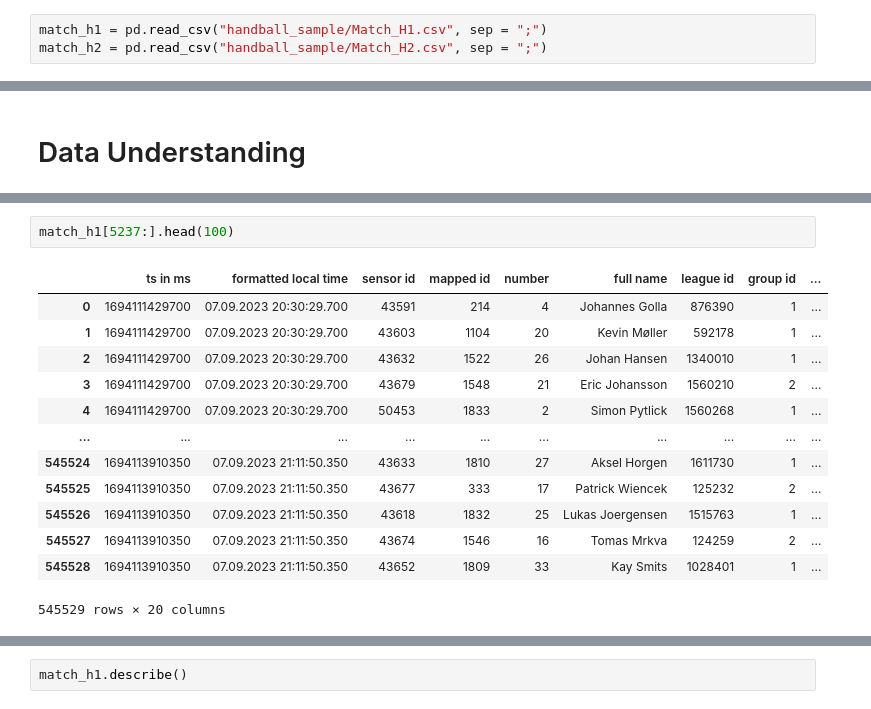
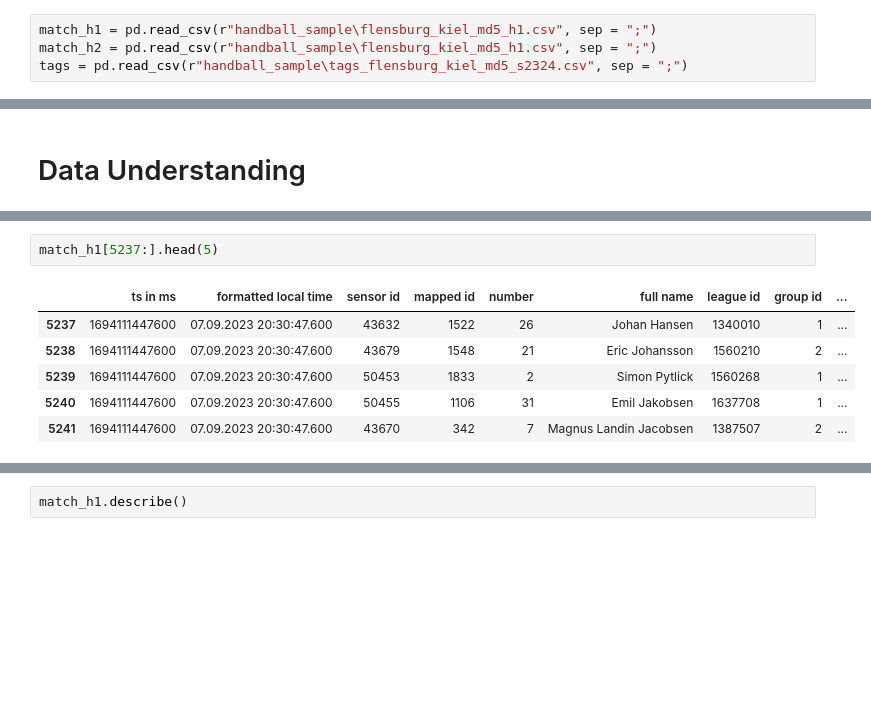
Before and after one commit to Zalipski/handball_mt, a Jupyter notebook: handball.ipynb, the cells around one changed output, grey strips where cells are left out. Saved outputs shown, nothing was run; the diff lists cells and outputs as text; blank space fills up the shorter version.

```diff
--- a/handball.ipynb
+++ b/handball.ipynb
@@ -18,5 +28,6 @@ from datetime import datetime
 pd.set_option("display.max_columns", 30)
 pd.set_option("display.max_rows", 1000)
 # %%
-match_h1 = pd.read_csv("handball_sample/Match_H1.csv", sep = ";")
-match_h2 = pd.read_csv("handball_sample/Match_H2.csv", sep = ";")
+match_h1 = pd.read_csv(r"handball_sample\flensburg_kiel_md5_h1.csv", sep = ";")
+match_h2 = pd.read_csv(r"handball_sample\flensburg_kiel_md5_h1.csv", sep = ";")
+tags = pd.read_csv(r"handball_sample\tags_flensburg_kiel_md5_s2324.csv", sep = ";")
@@ -47,18 +61,11 @@ result
 # %%
-match_h1[5237:].head(100)
+match_h1[5237:].head(5)
 # %% [output]
 |  | ts in ms | formatted local time | sensor id | mapped id | number | full name | league id | group id | ... |
-| 0 | 1694111429700 | 07.09.2023 20:30:29.700 | 43591 | 214 | 4 | Johannes Golla | 876390 | 1 | ... |
-| 1 | 1694111429700 | 07.09.2023 20:30:29.700 | 43603 | 1104 | 20 | Kevin Møller | 592178 | 1 | ... |
-| 2 | 1694111429700 | 07.09.2023 20:30:29.700 | 43632 | 1522 | 26 | Johan Hansen | 1340010 | 1 | ... |
-| 3 | 1694111429700 | 07.09.2023 20:30:29.700 | 43679 | 1548 | 21 | Eric Johansson | 1560210 | 2 | ... |
-| 4 | 1694111429700 | 07.09.2023 20:30:29.700 | 50453 | 1833 | 2 | Simon Pytlick | 1560268 | 1 | ... |
-| ... | ... | ... | ... | ... | ... | ... | ... | ... | ... |
-| 545524 | 1694113910350 | 07.09.2023 21:11:50.350 | 43633 | 1810 | 27 | Aksel Horgen | 1611730 | 1 | ... |
-| 545525 | 1694113910350 | 07.09.2023 21:11:50.350 | 43677 | 333 | 17 | Patrick Wiencek | 125232 | 2 | ... |
-| 545526 | 1694113910350 | 07.09.2023 21:11:50.350 | 43618 | 1832 | 25 | Lukas Joergensen | 1515763 | 1 | ... |
-| 545527 | 1694113910350 | 07.09.2023 21:11:50.350 | 43674 | 1546 | 16 | Tomas Mrkva | 124259 | 2 | ... |
-| 545528 | 1694113910350 | 07.09.2023 21:11:50.350 | 43652 | 1809 | 33 | Kay Smits | 1028401 | 1 | ... |
+| 5237 | 1694111447600 | 07.09.2023 20:30:47.600 | 43632 | 1522 | 26 | Johan Hansen | 1340010 | 1 | ... |
+| 5238 | 1694111447600 | 07.09.2023 20:30:47.600 | 43679 | 1548 | 21 | Eric Johansson | 1560210 | 2 | ... |
+| 5239 | 1694111447600 | 07.09.2023 20:30:47.600 | 50453 | 1833 | 2 | Simon Pytlick | 1560268 | 1 | ... |
+| 5240 | 1694111447600 | 07.09.2023 20:30:47.600 | 50455 | 1106 | 31 | Emil Jakobsen | 1637708 | 1 | ... |
+| 5241 | 1694111447600 | 07.09.2023 20:30:47.600 | 43670 | 342 | 7 | Magnus Landin Jacobsen | 1387507 | 2 | ... |
-545529 rows × 20 columns
 # %%
 match_h2 = match_h2.loc[:, ~match_h2.columns.isin(["heart rate in bpm", "core temperature in celsius", "player orientation in deg",  "Unnamed: 23"])]
```
Also changed, not shown: parts of 22 cells of this notebook.
